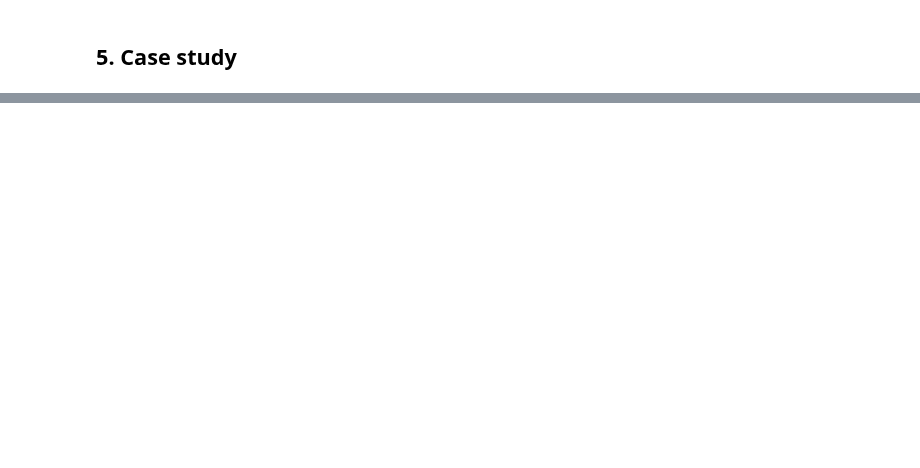
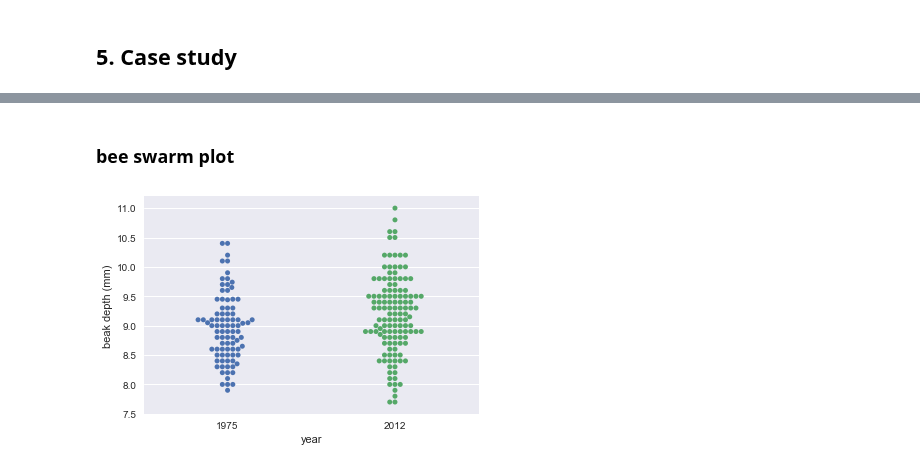
Before and after one commit to woosa7/PythonDataAnalytics, a Jupyter notebook: pystudy/DataCamp09.ipynb, the cells around one changed output, grey strips where cells are left out. Drawn from its saved outputs; the diff is of its cells as text; code cells hidden in the pictures; blank space fills up the shorter version.

```diff
--- a/pystudy/DataCamp09.ipynb
+++ b/pystudy/DataCamp09.ipynb
@@ -320,0 +371,3 @@ plt.show()
+# %%
+bd_2012 = np.array([9.4, 8.9, 9.5, 11., 8.7, 8.4, 9.1, 8.7, 10.2, 9.6, 8.85, 8.8, 9.5, 9.2, 9., 9.8, 9.3, 9., 10.2, 7.7, 9., 9.5, 9.4, 8., 8.9, 9.4, 9.5, 8., 10., 8.95, 8.2, 8.8, 9.2, 9.4, 9.5, 8.1, 9.5, 8.4, 9.3, 9.3, 9.6, 9.2, 10., 8.9, 10.5, 8.9, 8.6, 8.8, 9.15, 9.5, 9.1, 10.2, 8.4, 10., 10.2, 9.3, 10.8, 8.3, 7.8, 9.8, 7.9, 8.9, 7.7, 8.9, 9.4, 9.4, 8.5, 8.5, 9.6, 10.2, 8.8, 9.5, 9.3, 9., 9.2, 8.7, 9., 9.1, 8.7, 9.4, 9.8, 8.6, 10.6, 9., 9.5, 8.1, 9.3, 9.6, 8.5, 8.2, 8., 9.5, 9.7, 9.9, 9.1, 9.5, 9.8, 8.4, 8.3, 9.6, 9.4, 10., 8.9, 9.1, 9.8, 9.3, 9.9, 8.9, 8.5, 10.6, 9.3, 8.9, 8.9, 9.7, 9.8, 10.5, 8.4, 10., 9., 8.7, 8.8, 8.4, 9.3, 9.8, 8.9, 9.8, 9.1])
+len(bd_2012)
@@ -320,0 +376,3 @@ plt.show()
+# %%
+bl_2012 = np.array([14.3, 12.5, 13.7, 13.8, 12., 13., 13., 13.6, 12.8, 13.6, 12.95, 13.1, 13.4, 13.9, 12.3, 14., 12.5, 12.3, 13.9, 13.1, 12.5, 13.9, 13.7, 12., 14.4, 13.5, 13.8, 13., 14.9, 12.5, 12.3, 12.8, 13.4, 13.8, 13.5, 13.5, 13.4, 12.3, 14.35, 13.2, 13.8, 14.6, 14.3, 13.8, 13.6, 12.9, 13., 13.5, 13.2, 13.7, 13.1, 13.2, 12.6, 13., 13.9, 13.2, 15., 13.37, 11.4, 13.8, 13., 13., 13.1, 12.8, 13.3, 13.5, 12.4, 13.1, 14., 13.5, 11.8, 13.7, 13.2, 12.2, 13., 13.1, 14.7, 13.7, 13.5, 13.3, 14.1, 12.5, 13.7, 14.6, 14.1, 12.9, 13.9, 13.4, 13., 12.7, 12.1, 14., 14.9, 13.9, 12.9, 14.6, 14., 13., 12.7, 14., 14.1, 14.1, 13., 13.5, 13.4, 13.9, 13.1, 12.9, 14., 14., 14.1, 14.7, 13.4, 13.8, 13.4, 13.8, 12.4, 14.1, 12.9, 13.9, 14.3, 13.2, 14.2, 13., 14.6, 13.1, 15.2])
+len(bl_2012)
@@ -320,0 +381,8 @@ plt.show()
+# %%
+df1 = pd.DataFrame({'beak_depth':bd_1975, 'beak_length':bl_1975,
+                    'year':list(map(lambda item: '1975', range(len(bd_1975))))})
+df2 = pd.DataFrame({'beak_depth':bd_2012, 'beak_length':bl_2012,
+                    'year':list(map(lambda item: '2012', range(len(bd_2012))))})
+# %%
+df_finch = df1.append(df2)
+df_finch.shape
@@ -320,0 +400,9 @@ plt.show()
+# %% [markdown]
+### bee swarm plot
+# %%
+_ = sb.swarmplot(data=df_finch, x='year', y='beak_depth')
+_ = plt.xlabel('year')
+_ = plt.ylabel('beak depth (mm)')
+plt.show()
+# %% [output]
+[figure, added]
```
Also changed, not shown: parts of 38 cells of this notebook, 1 other file.
